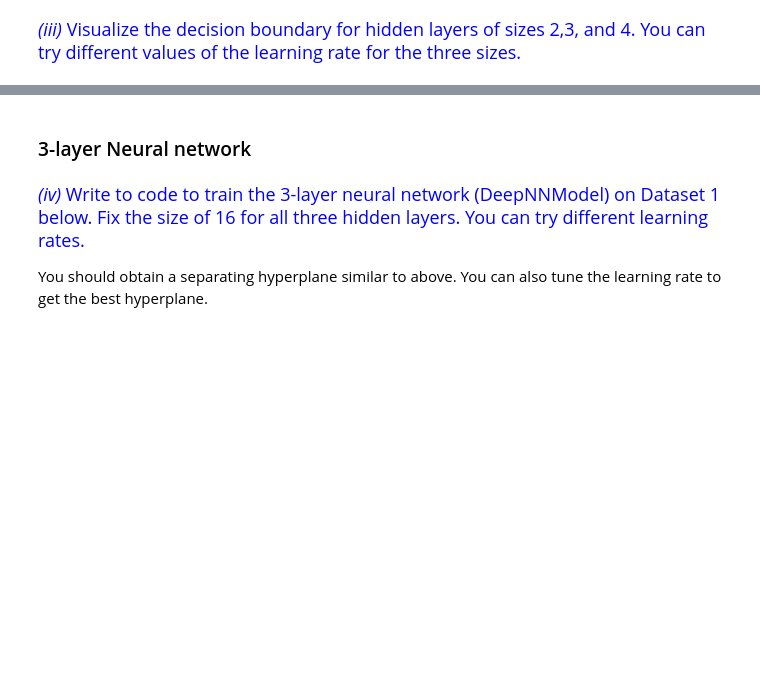
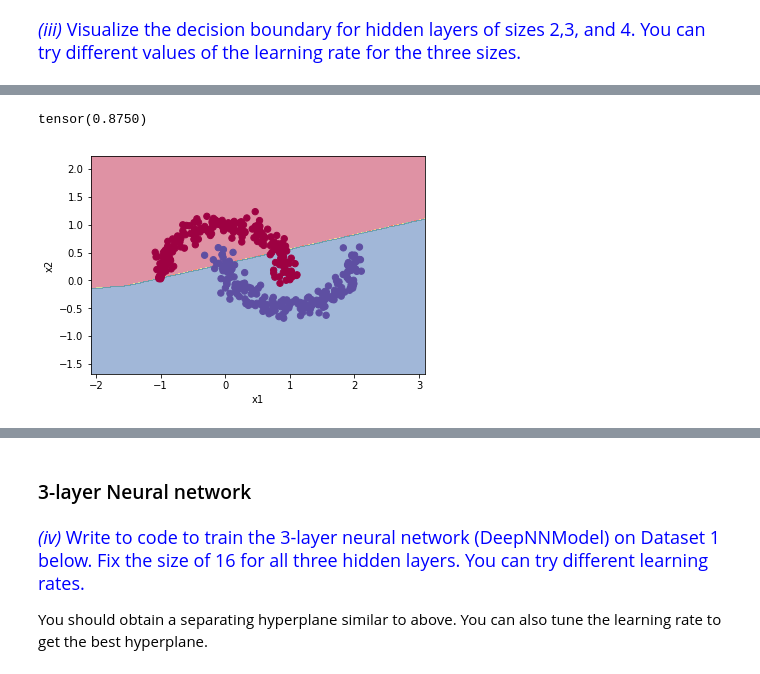
Before and after one commit to julienneves/cornell-cs-6780, a Jupyter notebook: Problem Set 3/A3-Neural Networks-Probl.ipynb, the cells around one changed output, grey strips where cells are left out. Saved outputs shown, nothing was run; the diff lists cells and outputs as text; code cells hidden in the pictures; blank space fills up the shorter version.

```diff
--- a/Problem Set 3/A3-Neural Networks-Probl.ipynb
+++ b/Problem Set 3/A3-Neural Networks-Probl.ipynb
@@ -355,0 +376,17 @@ tensor(1.)
+# %%
+model = NNModel(hidden_layer=3)
+optimizer = optim.Adam(model.parameters(), lr=0.05)
+for epoch in range(num_epochs):
+    indices = torch.randperm(len(Y))
+    for i in range(len(Y)):
+        x, y = X[indices[i]], Y[indices[i]]
+        optimizer.zero_grad()
+        loss = torch.log(1 + torch.exp(-y * model(x))) # use the logistic loss for the neural networks
+        loss.backward()
+        optimizer.step()
+# %%
+print(get_accuracy(model,X,Y))
+plot_decision_boundary(model, X, Y)
+# %% [output]
+tensor(0.8750)
+[figure, added]
```
Also changed, not shown: parts of 32 cells of this notebook, 1 other file.
